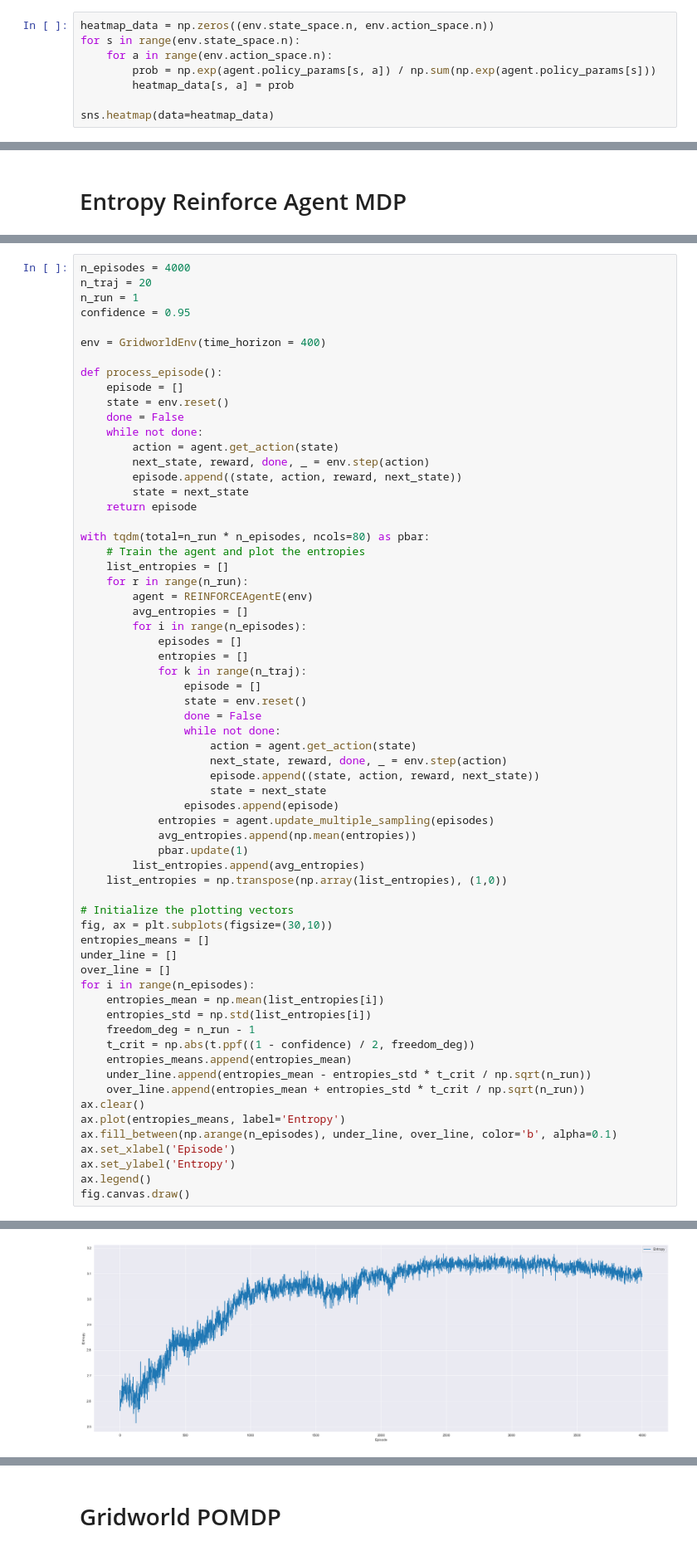
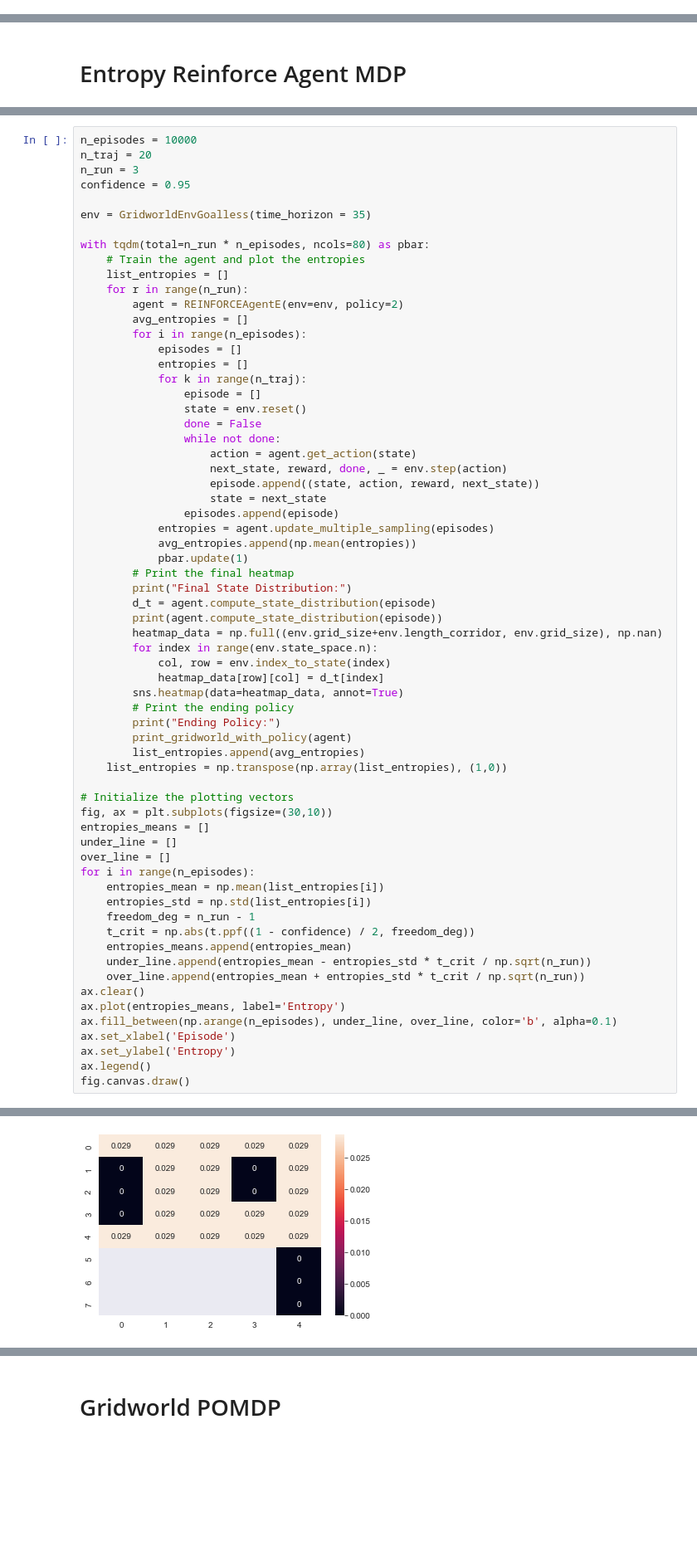
Before and after one commit to duiliocirino/Thesis, a Jupyter notebook: Exploration POMDP/CorridorGridworld.ipynb, the cells around one changed output, grey strips where cells are left out. Shown at 83% size. Saved outputs shown, nothing was run; the diff lists cells and outputs as text; blank space fills up the shorter version.

```diff
--- a/Exploration POMDP/CorridorGridworld.ipynb
+++ b/Exploration POMDP/CorridorGridworld.ipynb
@@ -294,8 +338,0 @@ fig.canvas.draw()
-# %%
-heatmap_data = np.zeros((env.state_space.n, env.action_space.n))
-for s in range(env.state_space.n):
-    for a in range(env.action_space.n):
-        prob = np.exp(agent.policy_params[s, a]) / np.sum(np.exp(agent.policy_params[s]))
-        heatmap_data[s, a] = prob
-
-sns.heatmap(data=heatmap_data)
@@ -391,27 +557,16 @@ class REINFORCEAgentE(REINFORCEAgent):
 # %%
-n_episodes = 4000
+n_episodes = 10000
 n_traj = 20
-n_run = 1
+n_run = 3
 confidence = 0.95
 
-env = GridworldEnv(time_horizon = 400)
-
-def process_episode():
-    episode = []
-    state = env.reset()
-    done = False
-    while not done:
-        action = agent.get_action(state)
-        next_state, reward, done, _ = env.step(action)
-        episode.append((state, action, reward, next_state))
-        state = next_state
-    return episode
+env = GridworldEnvGoalless(time_horizon = 35)
 
 with tqdm(total=n_run * n_episodes, ncols=80) as pbar:
     # Train the agent and plot the entropies
     list_entropies = []
     for r in range(n_run):
-        agent = REINFORCEAgentE(env)
+        agent = REINFORCEAgentE(env=env, policy=2)
         avg_entropies = []
         for i in range(n_episodes):
             episodes = []
@@ -429,6 +584,18 @@ with tqdm(total=n_run * n_episodes, ncols=80) as pbar:
             entropies = agent.update_multiple_sampling(episodes)
             avg_entropies.append(np.mean(entropies))
             pbar.update(1)
+        # Print the final heatmap
+        print("Final State Distribution:")
+        d_t = agent.compute_state_distribution(episode)
+        print(agent.compute_state_distribution(episode))
+        heatmap_data = np.full((env.grid_size+env.length_corridor, env.grid_size), np.nan)
+        for index in range(env.state_space.n):
+            col, row = env.index_to_state(index)
+            heatmap_data[row][col] = d_t[index]
+        sns.heatmap(data=heatmap_data, annot=True)
+        # Print the ending policy
+        print("Ending Policy:")
+        print_gridworld_with_policy(agent)
         list_entropies.append(avg_entropies)
     list_entropies = np.transpose(np.array(list_entropies), (1,0))
 
@@ -456 +630 @@ fig.canvas.draw()
-[figure, old version]
+[figure, new version]
```
Also changed, not shown: parts of 23 cells of this notebook.
